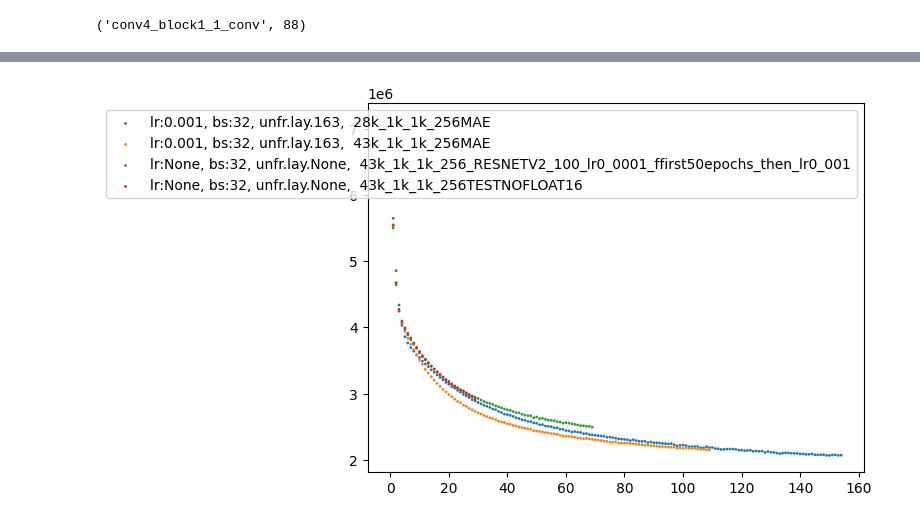
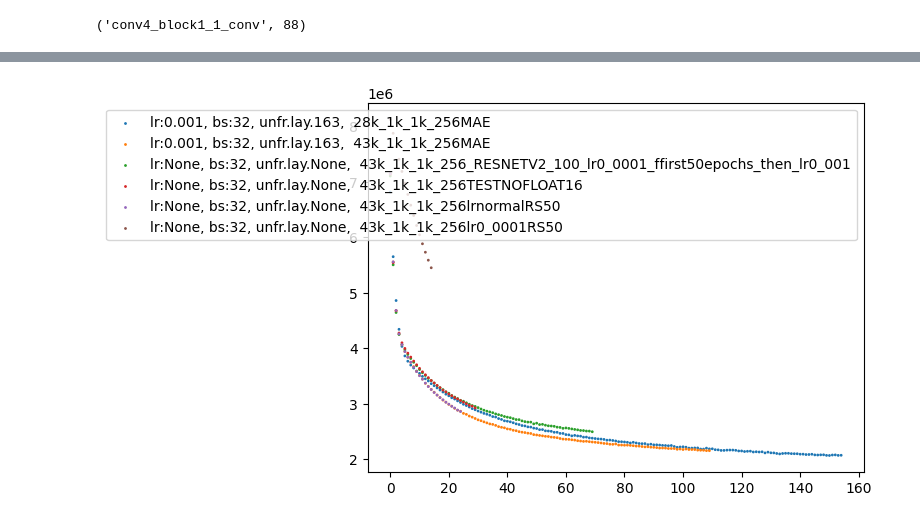
Before and after one commit to AmosDinh/BikePricePredict, a Jupyter notebook: BikePricePredict.ipynb, the cells around one changed output, grey strips where cells are left out. Cells and saved outputs as stored; diff of their text form; code cells hidden in the pictures.

```diff
--- a/BikePricePredict.ipynb
+++ b/BikePricePredict.ipynb
@@ -339,23 +333,27 @@ def plot_loss(unfrozen_layers=None, lr:str=None, batch_size=None, minus_epochsta
 # %%
 (
 #plot_loss(163, '0.001', batch_size=32),
 ''' plot_loss(88, '0.001', batch_size=32),
 plot_loss(163, '0.0001', batch_size=32),
 plot_loss(163, '0.001', batch_size=128),
 plot_loss(163, '0.003', minus_epochstart=100, batch_size=128),
  ''',
 
 
 #plot_loss(163, '0.001', batch_size=32, custom_tag='moredata'),
 plot_loss(163, '0.001', batch_size=32, custom_tag='28k_1k_1k_256MAE'),
 plot_loss(163, '0.001', batch_size=32, custom_tag='43k_1k_1k_256MAE'),
 
 plot_loss( batch_size=32, custom_tag='43k_1k_1k_256_RESNETV2_100_lr0_0001_ffirst50epochs_then_lr0_001'),
 plot_loss( batch_size=32, custom_tag='43k_1k_1k_256TESTNOFLOAT16'),
+ plot_loss( batch_size=32, custom_tag='43k_1k_1k_256lrnormalRS50'),
+ plot_loss( batch_size=32, custom_tag='43k_1k_1k_256lr0_0001RS50'),
+
+
 )
 plt.savefig(DRIVE_FOLDER+'temp.png')
 # %% [output]
-[figure, old version]
+[figure, new version]
 # %%
 # best lr 0.001, best bs 32 (128, 32)
 # 88 vs 163 (first pos of unfreeze) does not make a big difference
```
Also changed, not shown: parts of 8 cells of this notebook.
